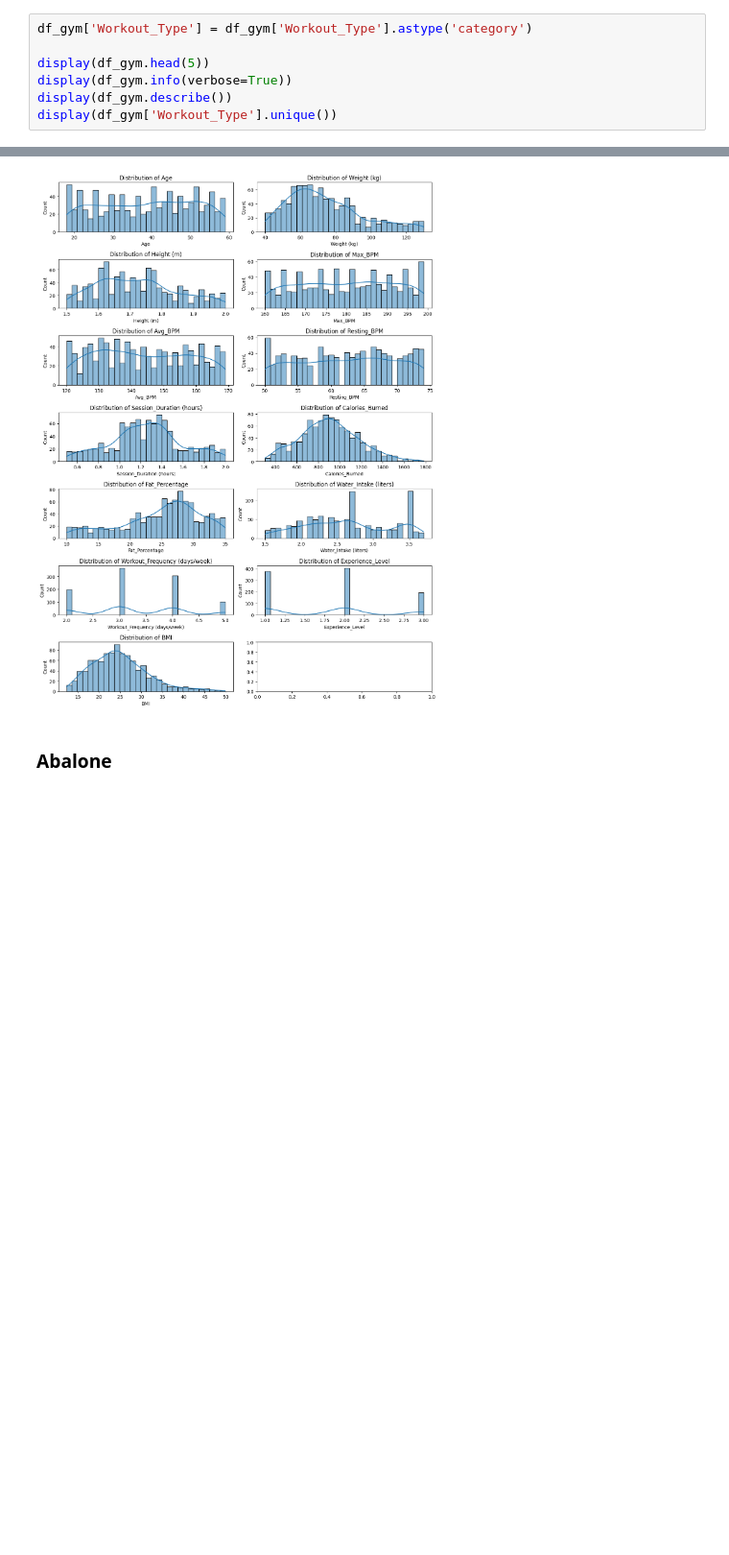
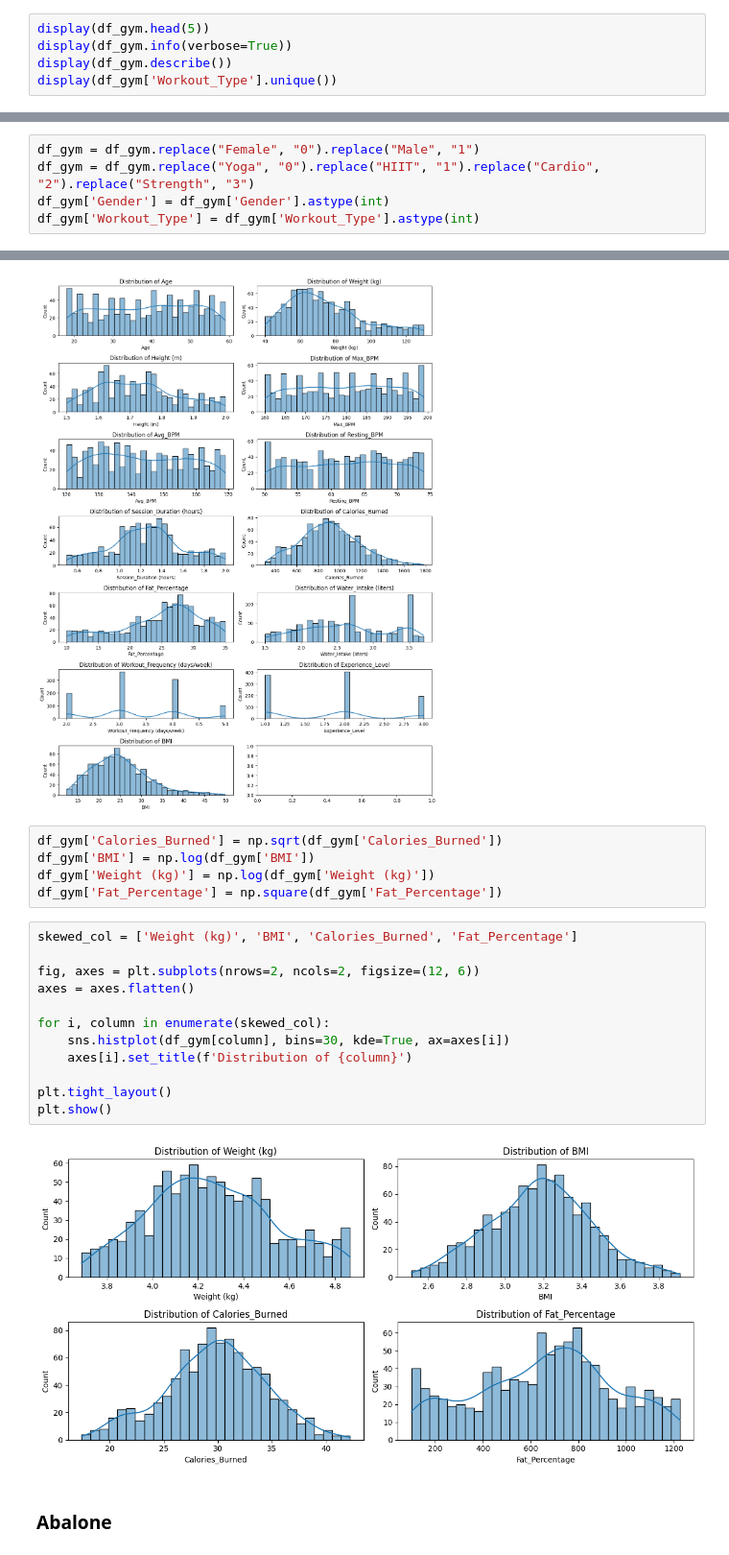
Before and after one commit to claraelisabeth/MachineLearning, a Jupyter notebook: classification.ipynb, the cells around one changed output, grey strips where cells are left out. Shown at 96% size. Saved outputs shown, nothing was run; the diff lists cells and outputs as text; blank space fills up the shorter version.

```diff
--- a/classification.ipynb
+++ b/classification.ipynb
@@ -105,6 +113,4 @@ The first data set we will look at has 973 entries and 15 columns, where the att
 # %%
-df_gym['Workout_Type'] = df_gym['Workout_Type'].astype('category')
-
 display(df_gym.head(5))
 display(df_gym.info(verbose=True))
 display(df_gym.describe())
@@ -148,3 +155,8 @@ Categories (4, object): ['Cardio', 'HIIT', 'Strength', 'Yoga']
+# %%
+df_gym = df_gym.replace("Female", "0").replace("Male", "1")
+df_gym = df_gym.replace("Yoga", "0").replace("HIIT", "1").replace("Cardio", "2").replace("Strength", "3")
+df_gym['Gender'] = df_gym['Gender'].astype(int)
+df_gym['Workout_Type'] = df_gym['Workout_Type'].astype(int)
 # %% [markdown]
 As for outlier detection we can look at them viusally through histograms, scatter plots or boxplots, we decided to stick to the Interquartile Range (IQR) and also look at the z-score as comparison.
 # %%
@@ -217,6 +229,25 @@ plt.tight_layout()
 plt.show()
 # %% [output]
 [figure]
+# %%
+df_gym['Calories_Burned'] = np.sqrt(df_gym['Calories_Burned'])
+df_gym['BMI'] = np.log(df_gym['BMI'])
+df_gym['Weight (kg)'] = np.log(df_gym['Weight (kg)'])
+df_gym['Fat_Percentage'] = np.square(df_gym['Fat_Percentage'])
+# %%
+skewed_col = ['Weight (kg)', 'BMI', 'Calories_Burned', 'Fat_Percentage']
+
+fig, axes = plt.subplots(nrows=2, ncols=2, figsize=(12, 6))
+axes = axes.flatten()
+
+for i, column in enumerate(skewed_col):
+    sns.histplot(df_gym[column], bins=30, kde=True, ax=axes[i])
+    axes[i].set_title(f'Distribution of {column}')
+
+plt.tight_layout()
+plt.show()
+# %% [output]
+[figure, added]
 # %% [markdown]
 ### Abalone
 # %% [markdown]
```
Also changed, not shown: parts of 21 cells of this notebook.
